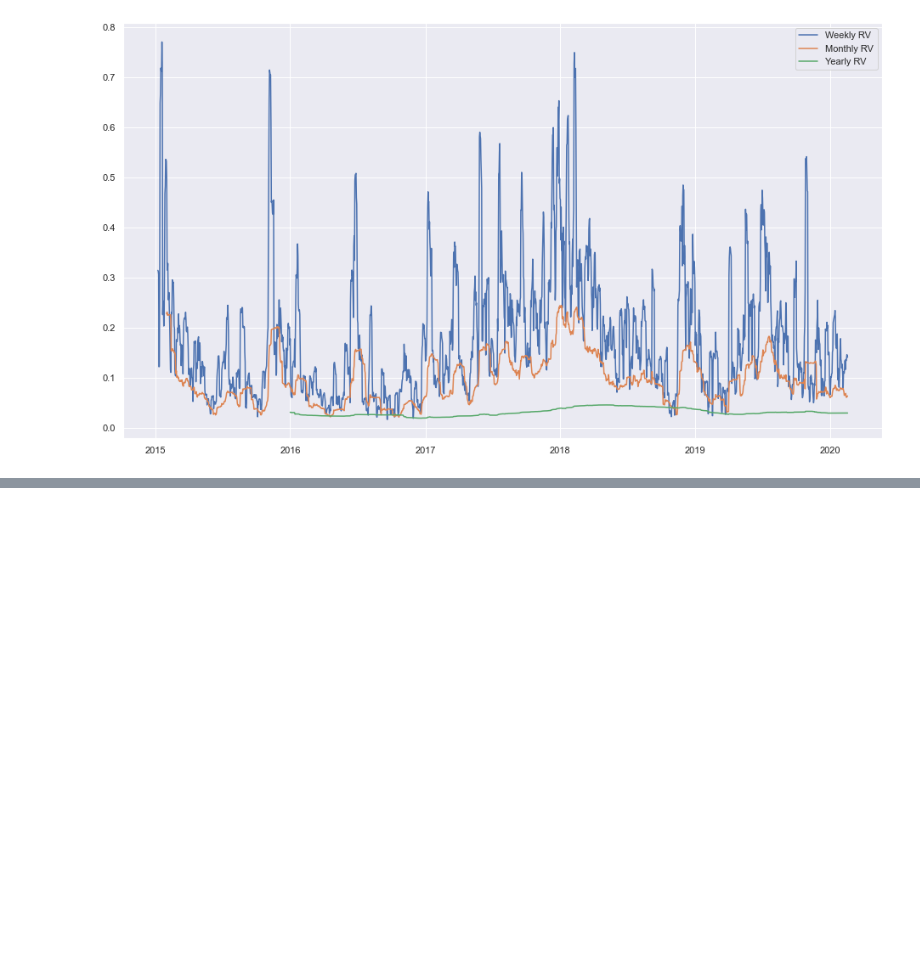
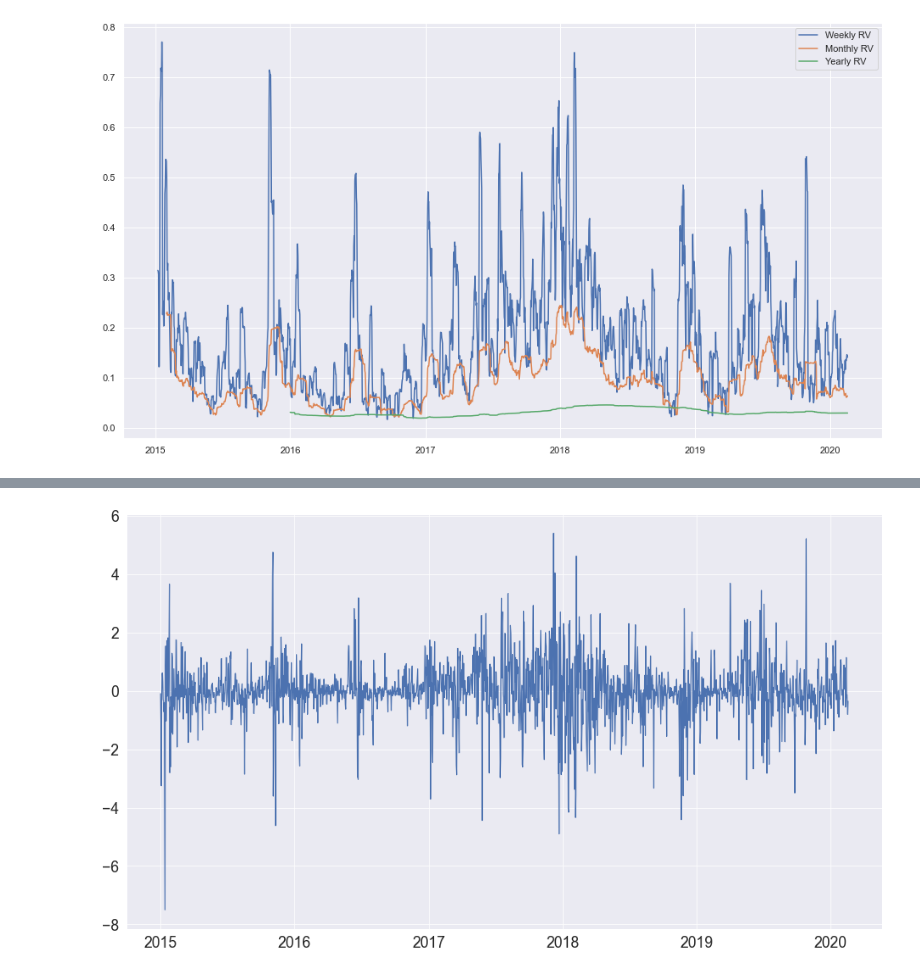
Before and after one commit to Avakulko/nes, a Jupyter notebook: Graphs.ipynb, the cells around one changed output, grey strips where cells are left out. Drawn from its saved outputs; the diff is of its cells as text; code cells hidden in the pictures; blank space fills up the shorter version.

```diff
--- a/Graphs.ipynb
+++ b/Graphs.ipynb
@@ -2,8 +2,11 @@
 import matplotlib.pyplot as plt
 import seaborn as sns
 sns.set(style='darkgrid')
+sns.set_context('paper', font_scale=2)
 import pandas as pd
 import numpy as np
+from scipy.stats import norm
+from scipy.optimize import curve_fit
 # %%
 df = pd.read_csv('Data/Price_5m.csv')
 df.time_m = pd.to_datetime(df.time_m)
@@ -28,3 +31,19 @@ plt.legend()
 plt.show()
 # %% [output]
 [figure]
+# %%
+# Non normality of BTC log returns
+
+df = pd.read_csv('Data/Price_5m.csv')
+df['time_m'] = pd.to_datetime(df['time_m'])
+df = df.resample('1d', on='time_m').mean()
+log_returns = np.log(df['price_avg']/df['price_avg'].shift())
+normalized_log_returns = (log_returns - log_returns.mean()) / log_returns.std()
+# %%
+fig, ax = plt.subplots(1, 1, figsize=(16, 9))
+plt.plot(normalized_log_returns)
+# plt.ylabel('Normalized logarithmic return')
+plt.savefig('Plots/normalized_log_returns.eps')
+print('max', normalized_log_returns.idxmax(), normalized_log_returns.max(), f'P> = {1 - norm.cdf(normalized_log_returns.max())}')
+print('min', normalized_log_returns.idxmin(), normalized_log_returns.min(), f'P< = {norm.cdf(normalized_log_returns.min())}')
+# %% [output]
@@ -30,0 +52 @@ plt.show()
+[figure, added]
```
Also changed, not shown: parts of 8 cells of this notebook, 3 other files.
